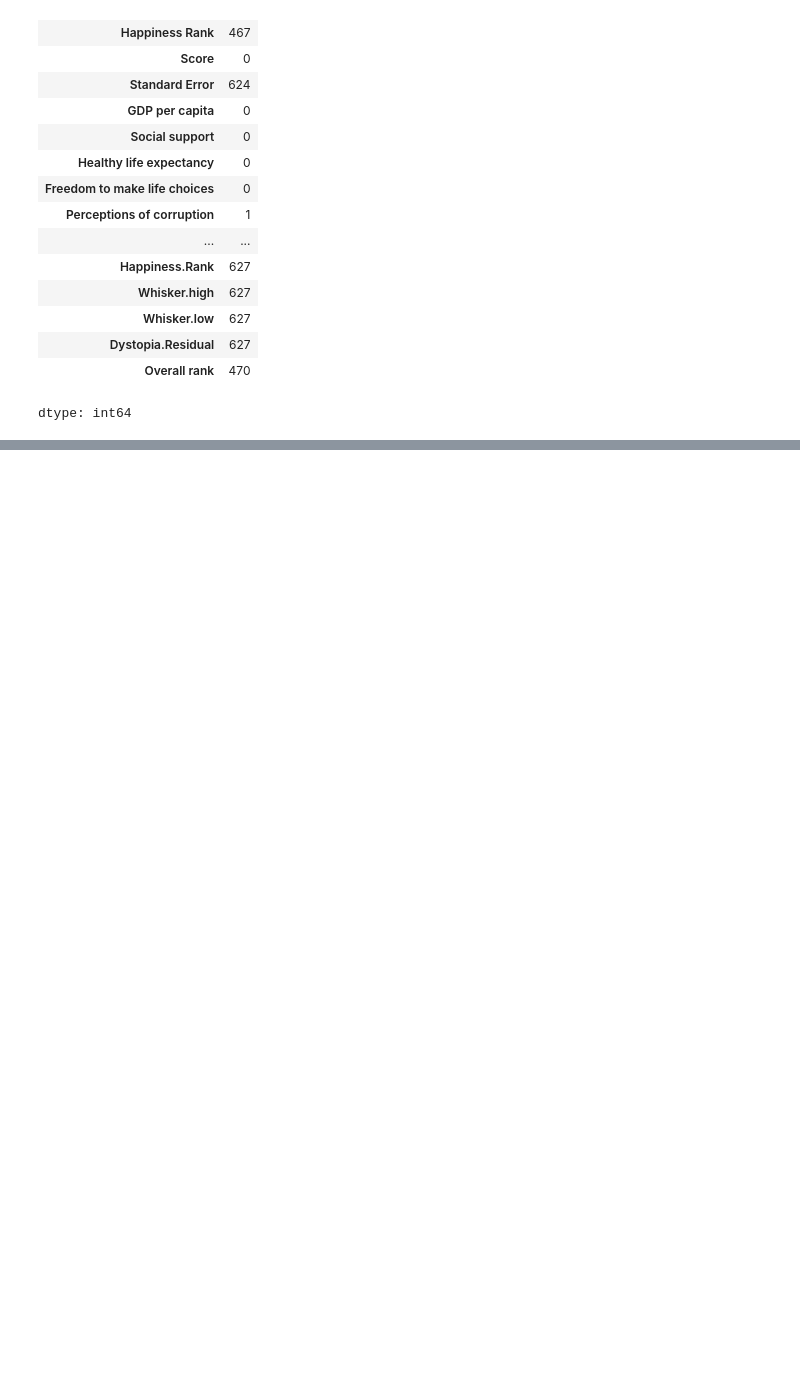
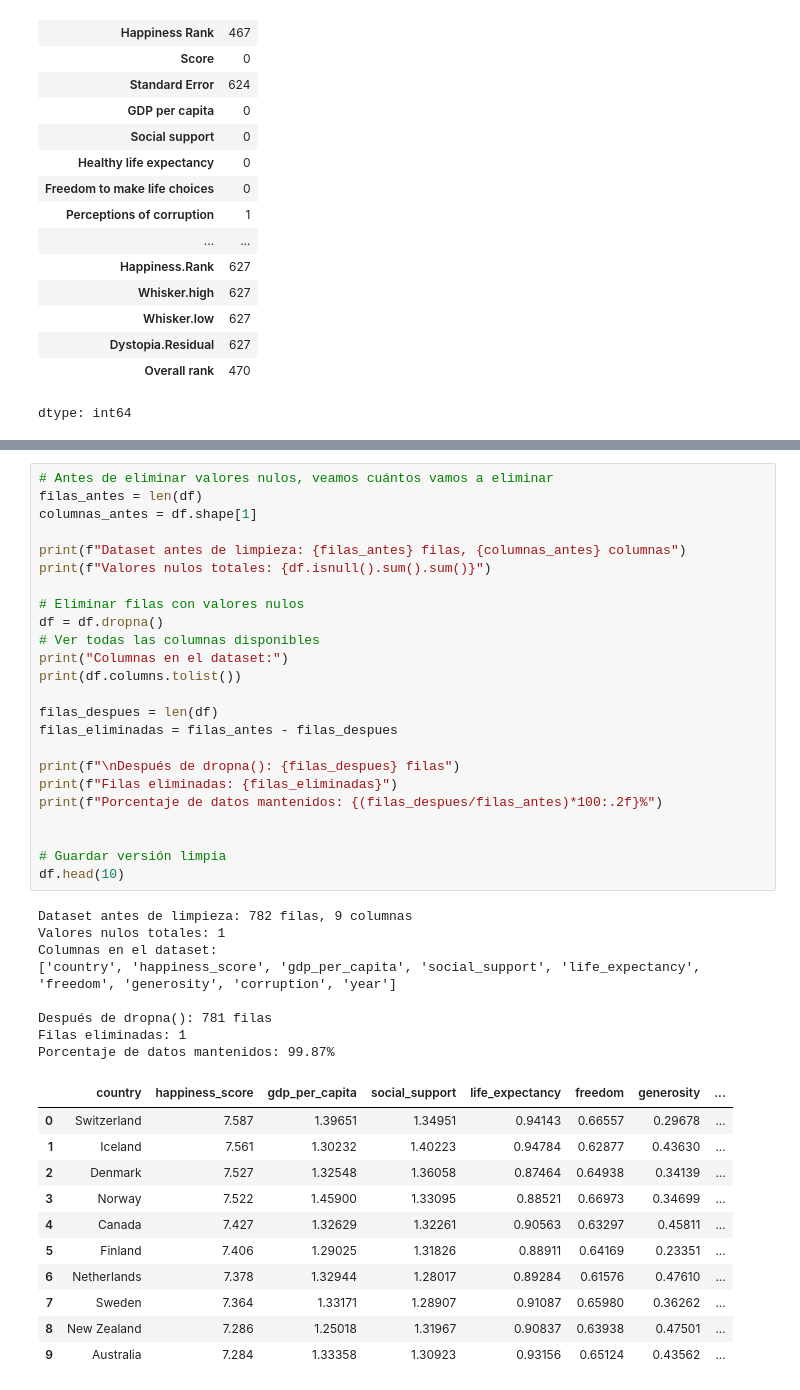
Before and after one commit to fecalderonqu/G2_A_-ANALISIS_DATOS, a Jupyter notebook: analisis_datos.ipynb, the cells around one changed output, grey strips where cells are left out. Cells and saved outputs as stored; diff of their text form; blank space fills up the shorter version.

```diff
--- a/analisis_datos.ipynb
+++ b/analisis_datos.ipynb
@@ -100,0 +143,44 @@ dtype: int64
+# %%
+# Antes de eliminar valores nulos, veamos cuántos vamos a eliminar
+filas_antes = len(df)
+columnas_antes = df.shape[1]
+
+print(f"Dataset antes de limpieza: {filas_antes} filas, {columnas_antes} columnas")
+print(f"Valores nulos totales: {df.isnull().sum().sum()}")
+
+# Eliminar filas con valores nulos
+df = df.dropna()
+# Ver todas las columnas disponibles
+print("Columnas en el dataset:")
+print(df.columns.tolist())
+
+filas_despues = len(df)
+filas_eliminadas = filas_antes - filas_despues
+
+print(f"\nDespués de dropna(): {filas_despues} filas")
+print(f"Filas eliminadas: {filas_eliminadas}")
+print(f"Porcentaje de datos mantenidos: {(filas_despues/filas_antes)*100:.2f}%")
+
+
+# Guardar versión limpia
+df.head(10)
+# %% [output]
+Dataset antes de limpieza: 782 filas, 9 columnas
+Valores nulos totales: 1
+Columnas en el dataset:
+['country', 'happiness_score', 'gdp_per_capita', 'social_support', 'life_expectancy', 'freedom', 'generosity', 'corruption', 'year']
+
+Después de dropna(): 781 filas
+Filas eliminadas: 1
+Porcentaje de datos mantenidos: 99.87%
+|  | country | happiness_score | gdp_per_capita | social_support | life_expectancy | freedom | generosity | ... |
+| 0 | Switzerland | 7.587 | 1.39651 | 1.34951 | 0.94143 | 0.66557 | 0.29678 | ... |
+| 1 | Iceland | 7.561 | 1.30232 | 1.40223 | 0.94784 | 0.62877 | 0.43630 | ... |
+| 2 | Denmark | 7.527 | 1.32548 | 1.36058 | 0.87464 | 0.64938 | 0.34139 | ... |
+| 3 | Norway | 7.522 | 1.45900 | 1.33095 | 0.88521 | 0.66973 | 0.34699 | ... |
+| 4 | Canada | 7.427 | 1.32629 | 1.32261 | 0.90563 | 0.63297 | 0.45811 | ... |
+| 5 | Finland | 7.406 | 1.29025 | 1.31826 | 0.88911 | 0.64169 | 0.23351 | ... |
+| 6 | Netherlands | 7.378 | 1.32944 | 1.28017 | 0.89284 | 0.61576 | 0.47610 | ... |
+| 7 | Sweden | 7.364 | 1.33171 | 1.28907 | 0.91087 | 0.65980 | 0.36262 | ... |
+| 8 | New Zealand | 7.286 | 1.25018 | 1.31967 | 0.90837 | 0.63938 | 0.47501 | ... |
+| 9 | Australia | 7.284 | 1.33358 | 1.30923 | 0.93156 | 0.65124 | 0.43562 | ... |
```
Also changed, not shown: parts of 1 cell of this notebook.
